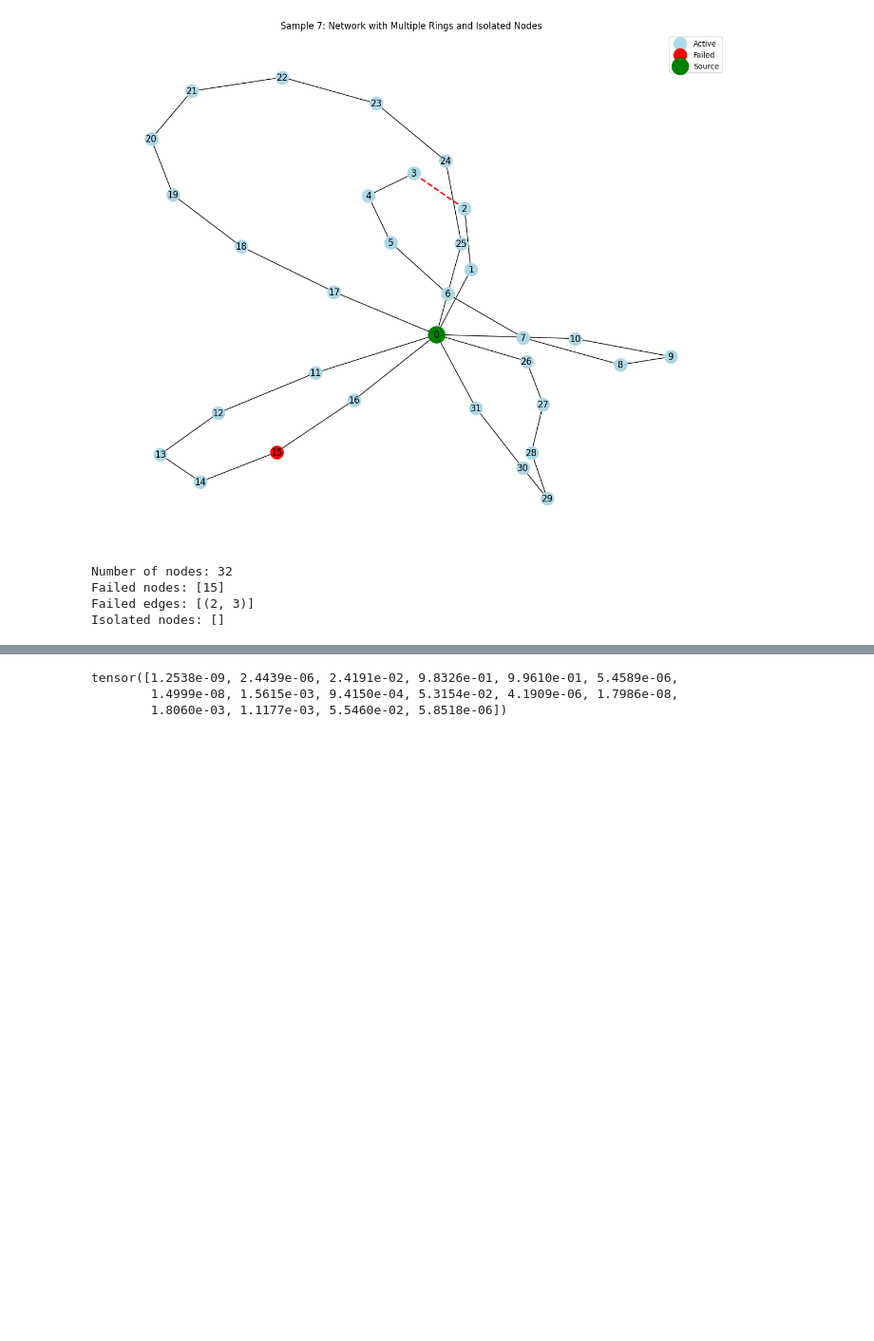
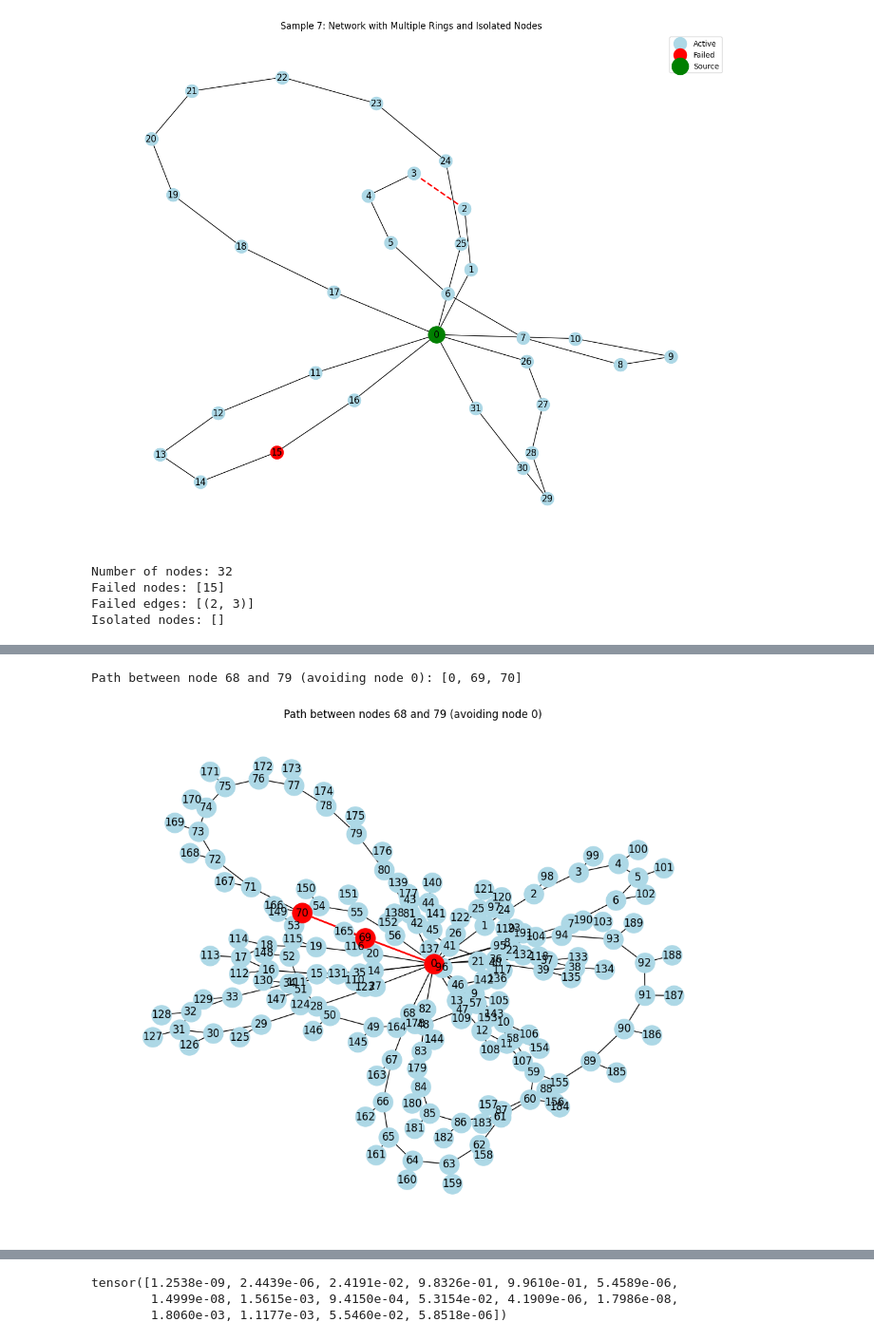
Before and after one commit to hashil7/alarm_rca, a Jupyter notebook: gnnv3.ipynb, the cells around one changed output, grey strips where cells are left out. Shown at 95% size. Drawn from its saved outputs; the diff is of its cells as text; code cells hidden in the pictures; blank space fills up the shorter version.

```diff
--- a/gnnv3.ipynb
+++ b/gnnv3.ipynb
@@ -4617,3 +5244,23 @@ G.nodes[71]['failed'] = True
+# %%
+# Find path between nodes 68 and 79 that avoids node 0
+path = nx.shortest_path(G, 0, 70, weight=lambda u, v, d: float('inf') if u == 0 or v == 0 else 1)
+print(f"Path between node 68 and 79 (avoiding node 0): {path}")
+
+# Visualize the path
+plt.figure(figsize=(10, 8))
+pos = nx.spring_layout(G)
+nx.draw(G, pos, with_labels=True, node_color='lightblue', node_size=500)
+
+# Highlight the path
+path_edges = list(zip(path[:-1], path[1:]))
+nx.draw_networkx_edges(G, pos, edgelist=path_edges, edge_color='red', width=2)
+nx.draw_networkx_nodes(G, pos, nodelist=path, node_color='red', node_size=500)
+
+plt.title("Path between nodes 68 and 79 (avoiding node 0)")
+plt.show()
+# %% [output]
+Path between node 68 and 79 (avoiding node 0): [0, 69, 70]
+[figure, added]
 # %%
 test_model_with_custom_failures_with_ups(model_multi_ring_with_ups,G)
 # %% [output]
```
Also changed, not shown: parts of 44 cells of this notebook, 1 other file.
